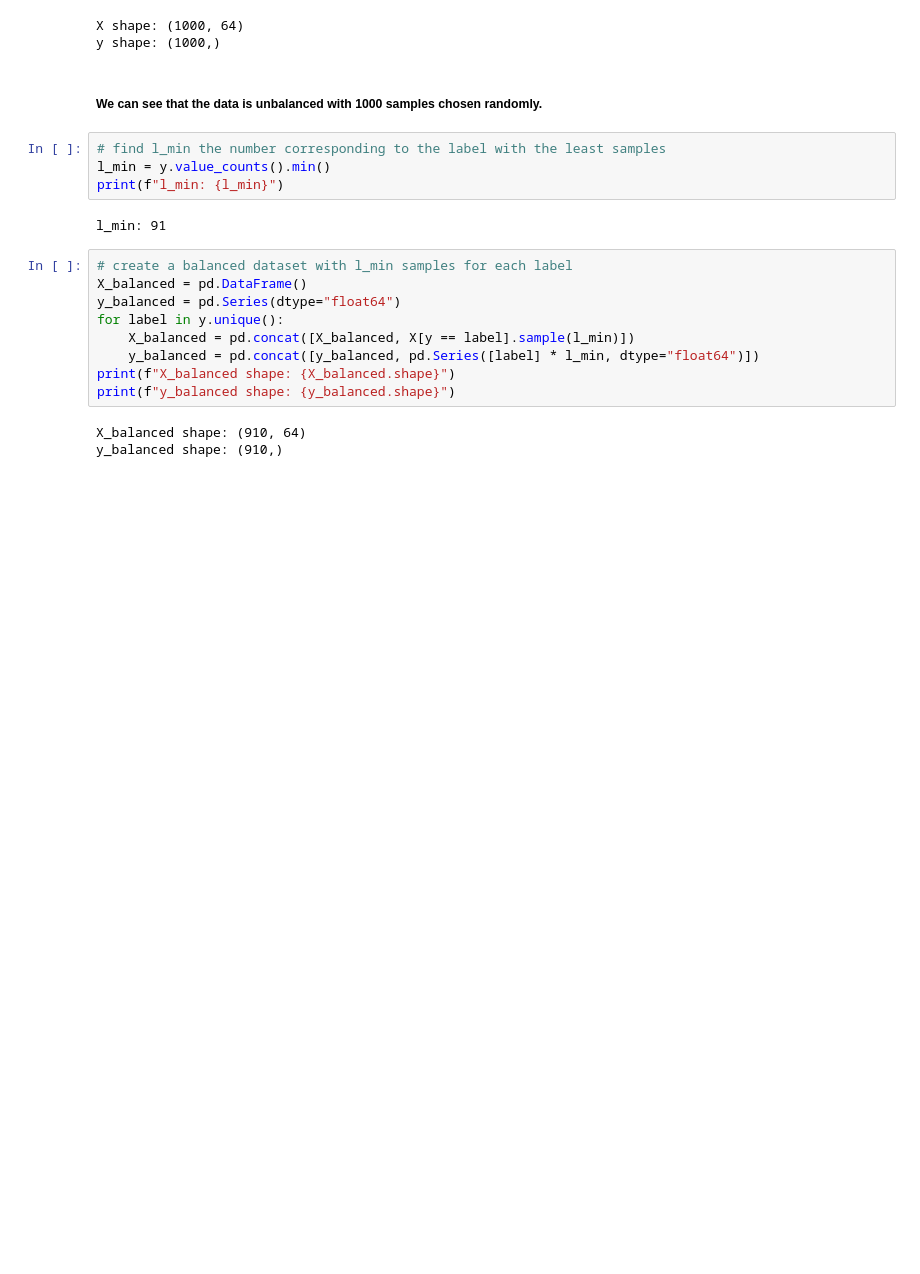
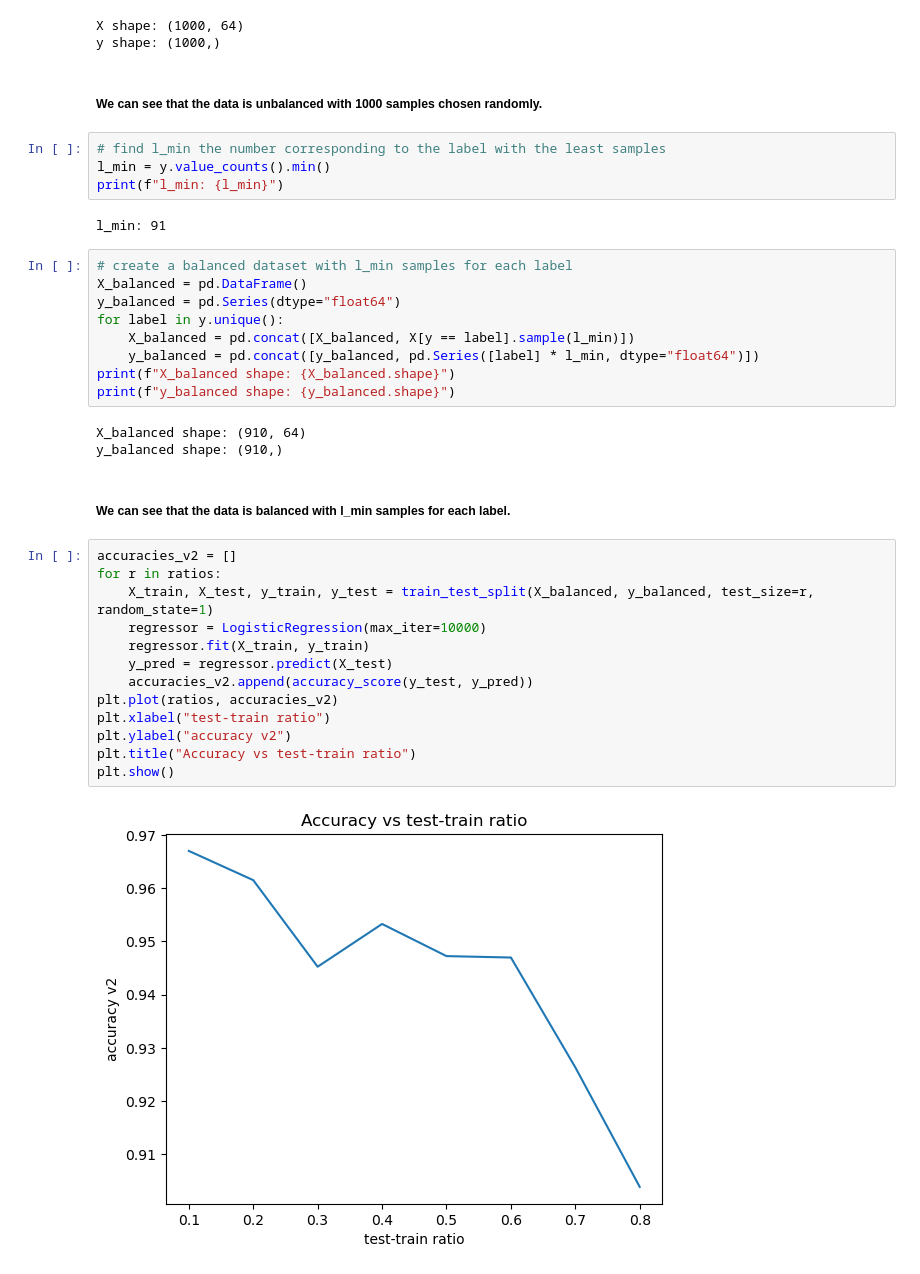
Before and after one commit to NadavShoham/AppliedML, a Jupyter notebook: notebooks/ml_ex1/part1.ipynb, the cells around one changed output. Drawn from its saved outputs; the diff is of its cells as text; blank space fills up the shorter version.

```diff
--- a/notebooks/ml_ex1/part1.ipynb
+++ b/notebooks/ml_ex1/part1.ipynb
@@ -84,3 +85,20 @@ print(f"y_balanced shape: {y_balanced.shape}")
 # %% [output]
 X_balanced shape: (910, 64)
 y_balanced shape: (910,)
+# %% [markdown]
+##### We can see that the data is balanced with l_min samples for each label.
+# %%
+accuracies_v2 = []
+for r in ratios:
+    X_train, X_test, y_train, y_test = train_test_split(X_balanced, y_balanced, test_size=r, random_state=1)
+    regressor = LogisticRegression(max_iter=10000)
+    regressor.fit(X_train, y_train)
+    y_pred = regressor.predict(X_test)
+    accuracies_v2.append(accuracy_score(y_test, y_pred))
+plt.plot(ratios, accuracies_v2)
+plt.xlabel("test-train ratio")
+plt.ylabel("accuracy v2")
+plt.title("Accuracy vs test-train ratio")
+plt.show()
+# %% [output]
+[figure, added]
```
Also changed, not shown: parts of 4 cells of this notebook.
